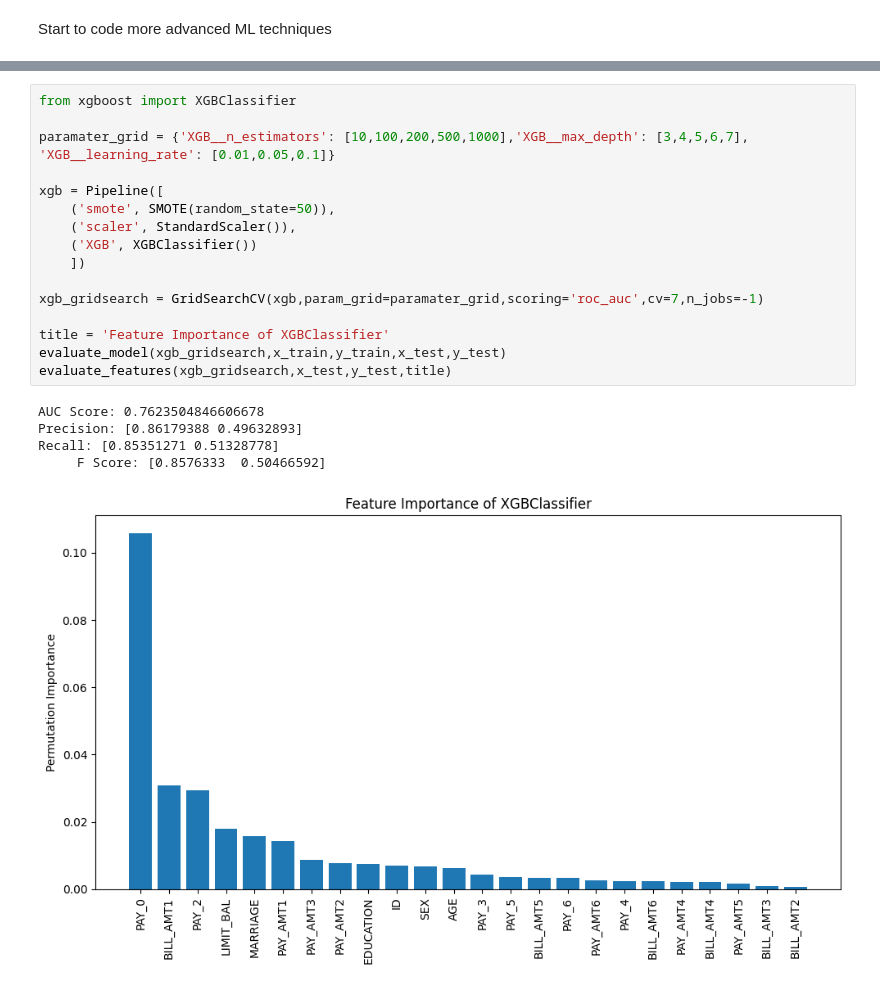
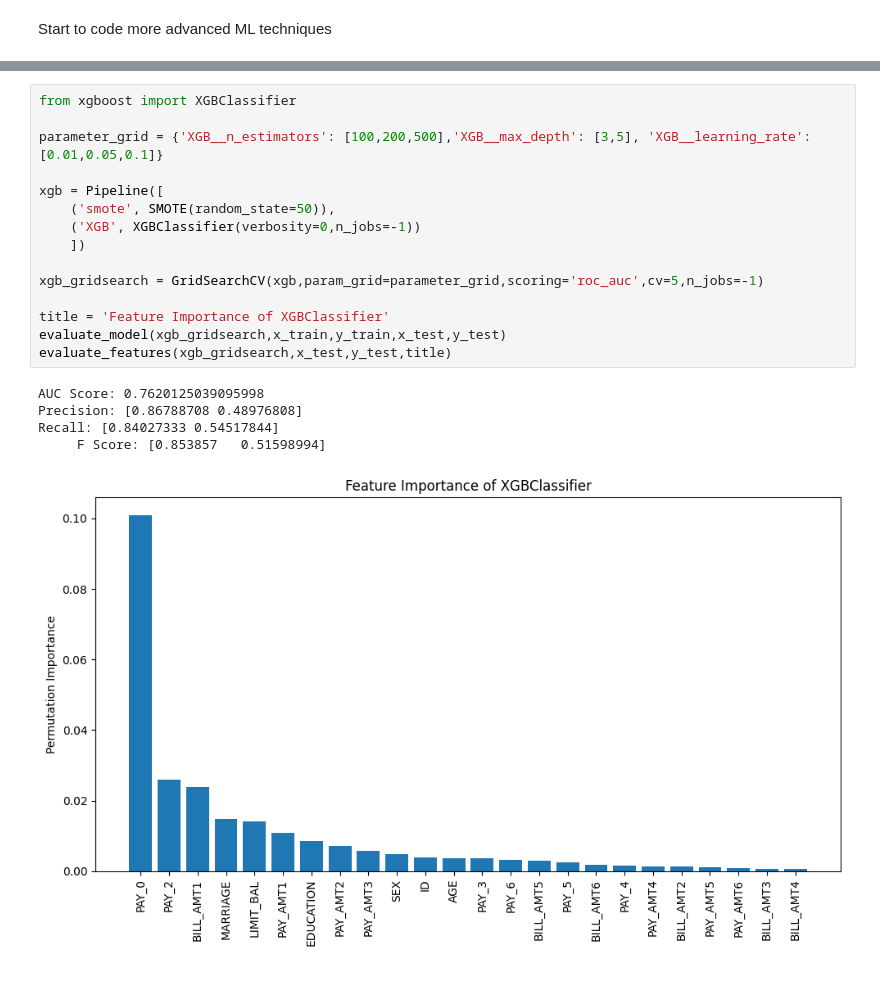
Before and after one commit to melakubu/DS340, a Jupyter notebook: DS340_models_SMOTE.ipynb, the cells around one changed output, grey strips where cells are left out. Drawn from its saved outputs; the diff is of its cells as text.

```diff
--- a/DS340_models_SMOTE.ipynb
+++ b/DS340_models_SMOTE.ipynb
@@ -138,22 +150,21 @@ Recall: [0.87806961 0.49506454]
 # %%
 from xgboost import XGBClassifier
 
-paramater_grid = {'XGB__n_estimators': [10,100,200,500,1000],'XGB__max_depth': [3,4,5,6,7], 'XGB__learning_rate': [0.01,0.05,0.1]}
+parameter_grid = {'XGB__n_estimators': [100,200,500],'XGB__max_depth': [3,5], 'XGB__learning_rate': [0.01,0.05,0.1]}
 
 xgb = Pipeline([
     ('smote', SMOTE(random_state=50)),
-    ('scaler', StandardScaler()),
-    ('XGB', XGBClassifier())
+    ('XGB', XGBClassifier(verbosity=0,n_jobs=-1))
     ])
 
-xgb_gridsearch = GridSearchCV(xgb,param_grid=paramater_grid,scoring='roc_auc',cv=7,n_jobs=-1)
+xgb_gridsearch = GridSearchCV(xgb,param_grid=parameter_grid,scoring='roc_auc',cv=5,n_jobs=-1)
 
 title = 'Feature Importance of XGBClassifier'
 evaluate_model(xgb_gridsearch,x_train,y_train,x_test,y_test)
 evaluate_features(xgb_gridsearch,x_test,y_test,title)
 # %% [output]
-AUC Score: 0.7623504846606678
-Precision: [0.86179388 0.49632893]
-Recall: [0.85351271 0.51328778]
-     F Score: [0.8576333  0.50466592]
+AUC Score: 0.7620125039095998
+Precision: [0.86788708 0.48976808]
+Recall: [0.84027333 0.54517844]
+     F Score: [0.853857   0.51598994]
-[figure, old version]
+[figure, new version]
```
Also changed, not shown: parts of 4 cells of this notebook, 1 other file.
